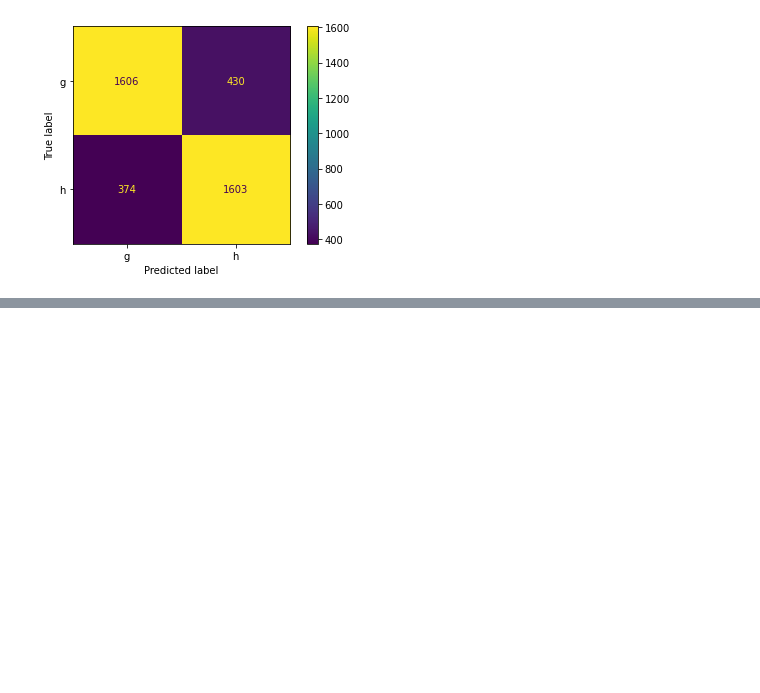
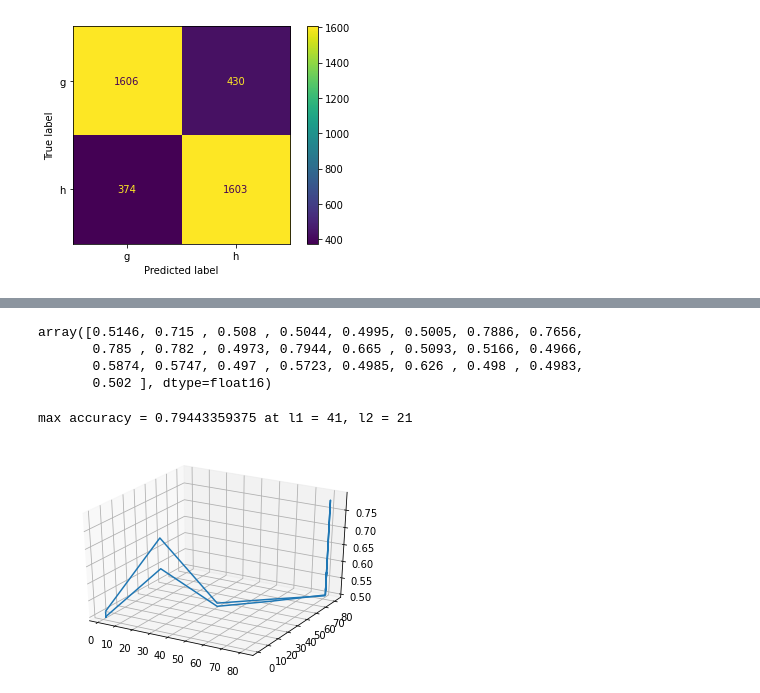
Before and after one commit to moharamfatema/data-classification-ml-python, a Jupyter notebook: nn.ipynb, the cells around one changed output, grey strips where cells are left out. Drawn from its saved outputs; the diff is of its cells as text; code cells hidden in the pictures; blank space fills up the shorter version.

```diff
--- a/nn.ipynb
+++ b/nn.ipynb
@@ -640,0 +646,21 @@ F1 = 0.7995012468827931
+# %%
+def plot(ax1, ax2, ax3):
+  fig = plt.figure()
+  ax = fig.add_subplot(projection='3d')
+
+  # Plot a basic wireframe.
+  ax.plot_surface(ax1, ax2, ax3, cmap = 'seismic')
+
+  plt.show()
+# %%
+l1_array = np.arange(1,101,20,dtype = int)
+l2_array = l1_array.copy()
+accuracy_array = np.zeros(l1_array.shape[0] ** 2,np.float16)
+# %%
+for i, l1_nodes in enumerate(l1_array):
+  for j, l2_nodes in enumerate(l2_array):
+    time = perf_counter()
+    acc = k_folds_validation(x_train, y_train,l1_nodes, l2_nodes,lr=1e-2,epochs = 17,batch_size=400)
+    time = perf_counter() - time
+    accuracy_array[l1_array.shape[0] * i + j] = acc
+    print(f"l1 = {l1_nodes},\t l2 = {l2_nodes},\t accuracy = {round(acc * 100,2)} %,\t time = {round(time,2)} s")
@@ -640,0 +685,19 @@ F1 = 0.7995012468827931
+# %%
+accuracy_array
+# %% [output]
+array([0.5146, 0.715 , 0.508 , 0.5044, 0.4995, 0.5005, 0.7886, 0.7656,
+       0.785 , 0.782 , 0.4973, 0.7944, 0.665 , 0.5093, 0.5166, 0.4966,
+       0.5874, 0.5747, 0.497 , 0.5723, 0.4985, 0.626 , 0.498 , 0.4983,
+       0.502 ], dtype=float16)
+# %%
+max_acc = max(accuracy_array)
+idx = np.where(accuracy_array == max_acc)[0][0]
+i = int(idx / l1_array.shape[0])
+j = int(idx % l1_array.shape[0])
+print(f"max accuracy = {max(accuracy_array)} at l1 = {l1_array[i]}, l2 = {l2_array[j]}")
+
+z = accuracy_array.reshape(l1_array.shape[0], -1)
+plot(l1_array, l2_array, z)
+# %% [output]
+max accuracy = 0.79443359375 at l1 = 41, l2 = 21
+[figure, added]
```
Also changed, not shown: parts of 9 cells of this notebook.
